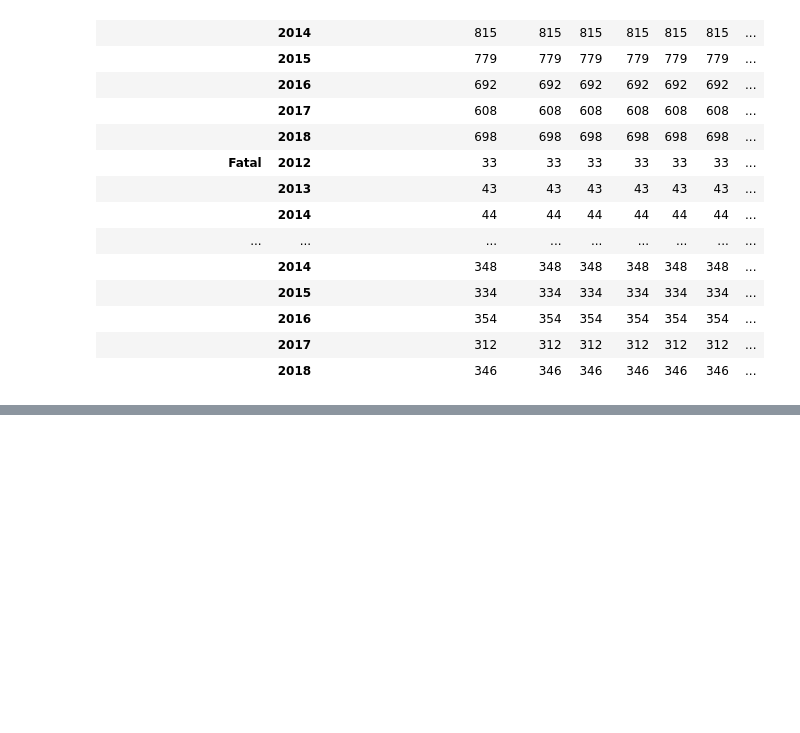
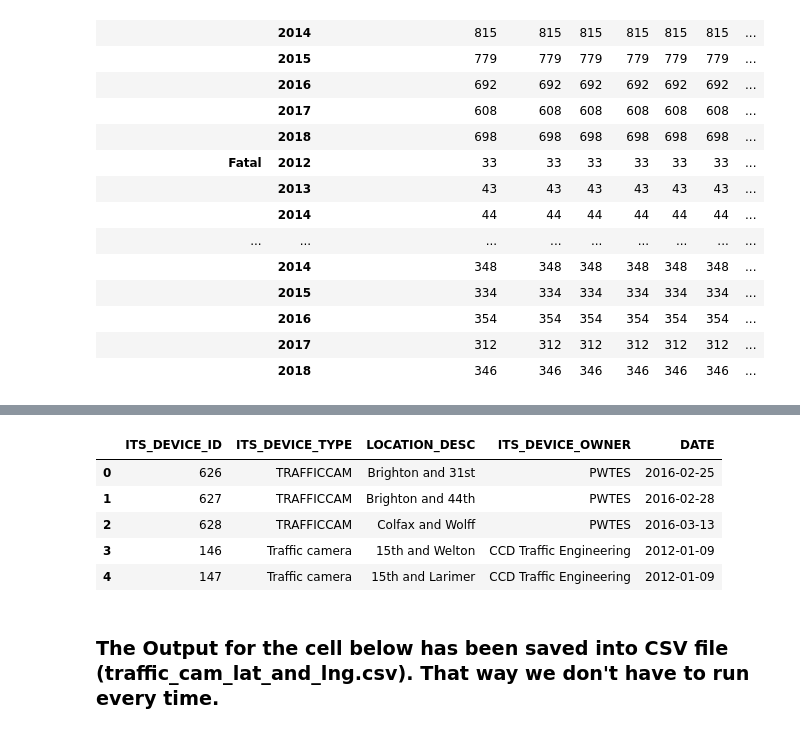
Before and after one commit to LuLu-89/Denver_traffic_woes, a Jupyter notebook: traffic_data_analysis.ipynb, the cells around one changed output, grey strips where cells are left out. Cells and saved outputs as stored; diff of their text form; code cells hidden in the pictures; blank space fills up the shorter version.

```diff
--- a/traffic_data_analysis.ipynb
+++ b/traffic_data_analysis.ipynb
@@ -7,5 +11,6 @@ import gmaps
 # %%
 init_traffic_data = pd.read_csv("traffic_accidents.csv")
+traffic_cam_data = pd.read_csv('intelligent_traffic_system_devices.csv')
 # %%
 #dropping unneeded columns
 traffic_data = init_traffic_data.drop(labels=["GEO_X","GEO_Y","OBJECTID_1","INCIDENT_ID","OFFENSE_ID","LAST_OCCURENCE_DATE","REPORTED_DATE","OFFENSE_TYPE_ID","OFFENSE_CATEGORY_ID"],axis=1)
@@ -215,0 +179,15 @@ dtype: int64
+# %%
+traffic_cam_data_date = pd.to_datetime(traffic_cam_data['RECORD_DATE'])
+traffic_cam_data['DATE'] = traffic_cam_data_date
+# traffic_cam_data.head()
+
+traffic_cam_data_clean_date = traffic_cam_data.drop(columns=['RECORD_DATE'])
+traffic_cam_data_clean_date.head()
+# traffic_cam_data_clean_date.dtypes
+# %% [output]
+|  | ITS_DEVICE_ID | ITS_DEVICE_TYPE | LOCATION_DESC | ITS_DEVICE_OWNER | DATE |
+| 0 | 626 | TRAFFICCAM | Brighton and 31st | PWTES | 2016-02-25 |
+| 1 | 627 | TRAFFICCAM | Brighton and 44th | PWTES | 2016-02-28 |
+| 2 | 628 | TRAFFICCAM | Colfax and Wolff | PWTES | 2016-03-13 |
+| 3 | 146 | Traffic camera | 15th and Welton | CCD Traffic Engineering | 2012-01-09 |
+| 4 | 147 | Traffic camera | 15th and Larimer | CCD Traffic Engineering | 2012-01-09 |
@@ -215,0 +202,2 @@ dtype: int64
+# %% [markdown]
+### The Output for the cell below has been saved into CSV file (traffic_cam_lat_and_lng.csv). That way we don't have to run every time.
```
Also changed, not shown: parts of 10 cells of this notebook, 8 other files.
